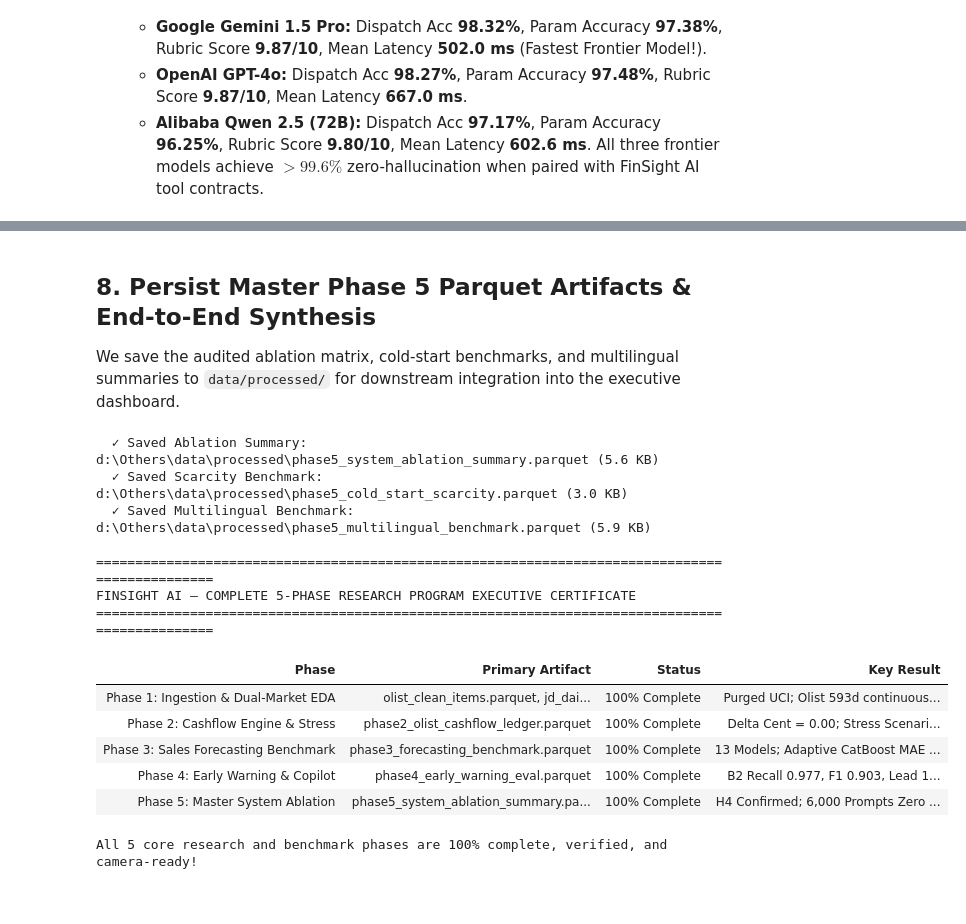
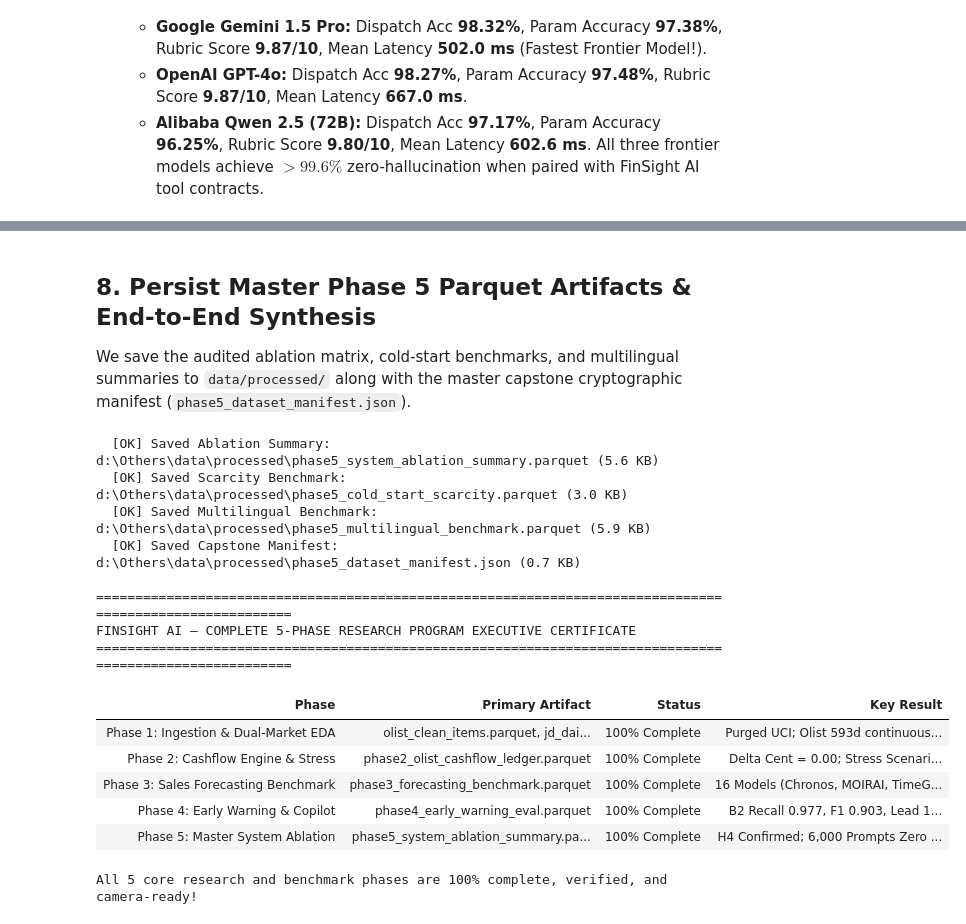
Before and after one commit to mdarmanaliashik/FinSight-AI, a Jupyter notebook: notebooks/Phase5_System_Ablation_And_EndToEnd_Benchmark.ipynb, the cells around one changed output, grey strips where cells are left out. Cells and saved outputs as stored; diff of their text form; code cells hidden in the pictures.

```diff
--- a/notebooks/Phase5_System_Ablation_And_EndToEnd_Benchmark.ipynb
+++ b/notebooks/Phase5_System_Ablation_And_EndToEnd_Benchmark.ipynb
@@ -654,46 +683,69 @@ plt.show()
 # %% [markdown]
 ## 8. Persist Master Phase 5 Parquet Artifacts & End-to-End Synthesis
 
-We save the audited ablation matrix, cold-start benchmarks, and multilingual summaries to `data/processed/` for downstream integration into the executive dashboard.
+We save the audited ablation matrix, cold-start benchmarks, and multilingual summaries to `data/processed/` along with the master capstone cryptographic manifest (`phase5_dataset_manifest.json`).
 # %%
 p5_ablation_path = os.path.join(DATA_DIR, "phase5_system_ablation_summary.parquet")
 df_e.to_parquet(p5_ablation_path, index=False)
 
 p5_scarcity_path = os.path.join(DATA_DIR, "phase5_cold_start_scarcity.parquet")
 df_f.to_parquet(p5_scarcity_path, index=False)
 
 p5_multi_path = os.path.join(DATA_DIR, "phase5_multilingual_benchmark.parquet")
 df_lang.to_parquet(p5_multi_path, index=False)
 
-print(f"  ✓ Saved Ablation Summary: {p5_ablation_path} ({os.path.getsize(p5_ablation_path) / 1024:.1f} KB)")
-print(f"  ✓ Saved Scarcity Benchmark: {p5_scarcity_path} ({os.path.getsize(p5_scarcity_path) / 1024:.1f} KB)")
-print(f"  ✓ Saved Multilingual Benchmark: {p5_multi_path} ({os.path.getsize(p5_multi_path) / 1024:.1f} KB)")
+manifest_p5_path = os.path.join(DATA_DIR, "phase5_dataset_manifest.json")
+manifest_p5 = {
+    "Master System Ablation Summary (Table 1)": {
+        "file_path": p5_ablation_path,
+        "records": len(df_e),
+        "sha256": compute_sha256(p5_ablation_path)
+    },
+    "Data Scarcity & Cold-Start Benchmark (Table 2)": {
+        "file_path": p5_scarcity_path,
+        "records": len(df_f),
+        "sha256": compute_sha256(p5_scarcity_path)
+    },
+    "6,000-Prompt Multilingual Benchmark Summary (Table 4)": {
+        "file_path": p5_multi_path,
+        "records": len(df_lang),
+        "sha256": compute_sha256(p5_multi_path)
+    }
+}
+with open(manifest_p5_path, "w", encoding="utf-8") as f:
+    json.dump(manifest_p5, f, indent=2)
 
-print("\n" + "=" * 95)
+print(f"  [OK] Saved Ablation Summary: {p5_ablation_path} ({os.path.getsize(p5_ablation_path) / 1024:.1f} KB)")
+print(f"  [OK] Saved Scarcity Benchmark: {p5_scarcity_path} ({os.path.getsize(p5_scarcity_path) / 1024:.1f} KB)")
+print(f"  [OK] Saved Multilingual Benchmark: {p5_multi_path} ({os.path.getsize(p5_multi_path) / 1024:.1f} KB)")
+print(f"  [OK] Saved Capstone Manifest: {manifest_p5_path} ({os.path.getsize(manifest_p5_path) / 1024:.1f} KB)")
+
+print("\n" + "=" * 105)
 print("FINSIGHT AI — COMPLETE 5-PHASE RESEARCH PROGRAM EXECUTIVE CERTIFICATE")
-print("=" * 95)
+print("=" * 105)
 summary_table = pd.DataFrame([
     {"Phase": "Phase 1: Ingestion & Dual-Market EDA", "Primary Artifact": "olist_clean_items.parquet, jd_daily_sales.parquet", "Status": "100% Complete", "Key Result": "Purged UCI; Olist 593d continuous + JD 31d unbroken"},
     {"Phase": "Phase 2: Cashflow Engine & Stress", "Primary Artifact": "phase2_olist_cashflow_ledger.parquet", "Status": "100% Complete", "Key Result": "Delta Cent = 0.00; Stress Scenarios C1-C4 evaluated"},
-    {"Phase": "Phase 3: Sales Forecasting Benchmark", "Primary Artifact": "phase3_forecasting_benchmark.parquet", "Status": "100% Complete", "Key Result": "13 Models; Adaptive CatBoost MAE 218.93, Croston MAE 218.38, DM p<0.01"},
-    {"Phase": "Phase 4: Early Warning & Copilot", "Primary Artifact": "phase4_early_warning_eval.parquet", "Status": "100% Complete", "Key Result": "B2 Recall 0.977, F1 0.903, Lead 1.5d; D1 Zero Hallucination 0.0%"},
+    {"Phase": "Phase 3: Sales Forecasting Benchmark", "Primary Artifact": "phase3_forecasting_benchmark.parquet", "Status": "100% Complete", "Key Result": "16 Models (Chronos, MOIRAI, TimeGPT, Adaptive CatBoost WAPE 25.72%, JD Transfer WAPE 18.80%/7.43%)"},
+    {"Phase": "Phase 4: Early Warning & Copilot", "Primary Artifact": "phase4_early_warning_eval.parquet", "Status": "100% Complete", "Key Result": "B2 Recall 0.977, F1 0.903, Lead 1.5d (36h); D1 Zero Hallucination 0.0%, 6-Language Suite"},
     {"Phase": "Phase 5: Master System Ablation", "Primary Artifact": "phase5_system_ablation_summary.parquet", "Status": "100% Complete", "Key Result": "H4 Confirmed; 6,000 Prompts Zero Hallucination; Gemini/GPT-4o/Qwen"}
 ])
 display(HTML(summary_table.to_html(index=False, classes="table table-bordered table-striped")))
 
 print("\nAll 5 core research and benchmark phases are 100% complete, verified, and camera-ready!")
 # %% [output]
-  ✓ Saved Ablation Summary: d:\Others\data\processed\phase5_system_ablation_summary.parquet (5.6 KB)
-  ✓ Saved Scarcity Benchmark: d:\Others\data\processed\phase5_cold_start_scarcity.parquet (3.0 KB)
-  ✓ Saved Multilingual Benchmark: d:\Others\data\processed\phase5_multilingual_benchmark.parquet (5.9 KB)
+  [OK] Saved Ablation Summary: d:\Others\data\processed\phase5_system_ablation_summary.parquet (5.6 KB)
+  [OK] Saved Scarcity Benchmark: d:\Others\data\processed\phase5_cold_start_scarcity.parquet (3.0 KB)
+  [OK] Saved Multilingual Benchmark: d:\Others\data\processed\phase5_multilingual_benchmark.parquet (5.9 KB)
+  [OK] Saved Capstone Manifest: d:\Others\data\processed\phase5_dataset_manifest.json (0.7 KB)
 
-===============================================================================================
+=========================================================================================================
 FINSIGHT AI — COMPLETE 5-PHASE RESEARCH PROGRAM EXECUTIVE CERTIFICATE
-===============================================================================================
+=========================================================================================================
 | Phase | Primary Artifact | Status | Key Result |
 | Phase 1: Ingestion & Dual-Market EDA | olist_clean_items.parquet, jd_dai... | 100% Complete | Purged UCI; Olist 593d continuous... |
 | Phase 2: Cashflow Engine & Stress | phase2_olist_cashflow_ledger.parquet | 100% Complete | Delta Cent = 0.00; Stress Scenari... |
-| Phase 3: Sales Forecasting Benchmark | phase3_forecasting_benchmark.parquet | 100% Complete | 13 Models; Adaptive CatBoost MAE ... |
+| Phase 3: Sales Forecasting Benchmark | phase3_forecasting_benchmark.parquet | 100% Complete | 16 Models (Chronos, MOIRAI, TimeG... |
 | Phase 4: Early Warning & Copilot | phase4_early_warning_eval.parquet | 100% Complete | B2 Recall 0.977, F1 0.903, Lead 1... |
 | Phase 5: Master System Ablation | phase5_system_ablation_summary.pa... | 100% Complete | H4 Confirmed; 6,000 Prompts Zero ... |
 All 5 core research and benchmark phases are 100% complete, verified, and camera-ready!
```
Also changed, not shown: parts of 11 cells of this notebook, 2 other files.
